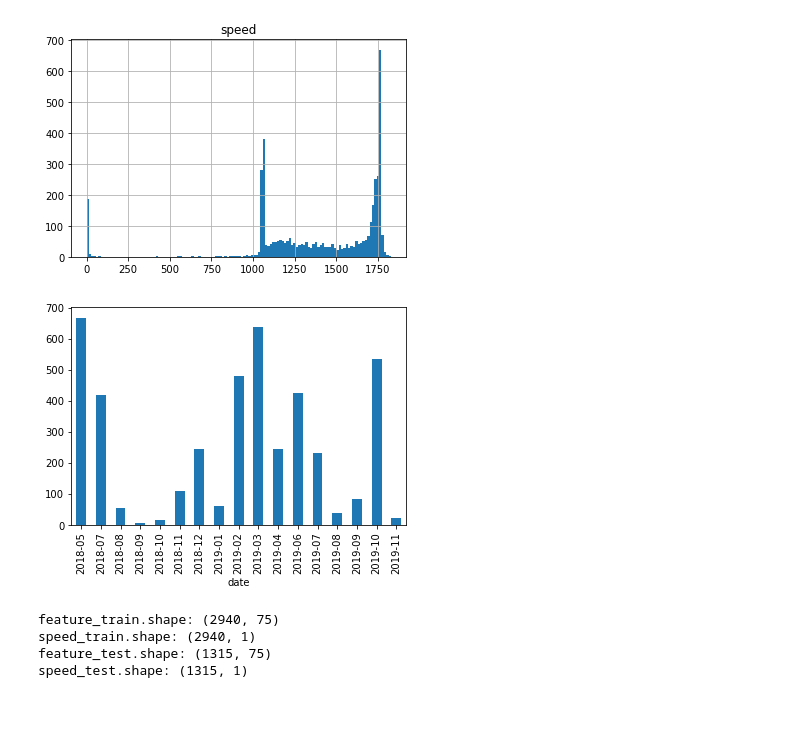
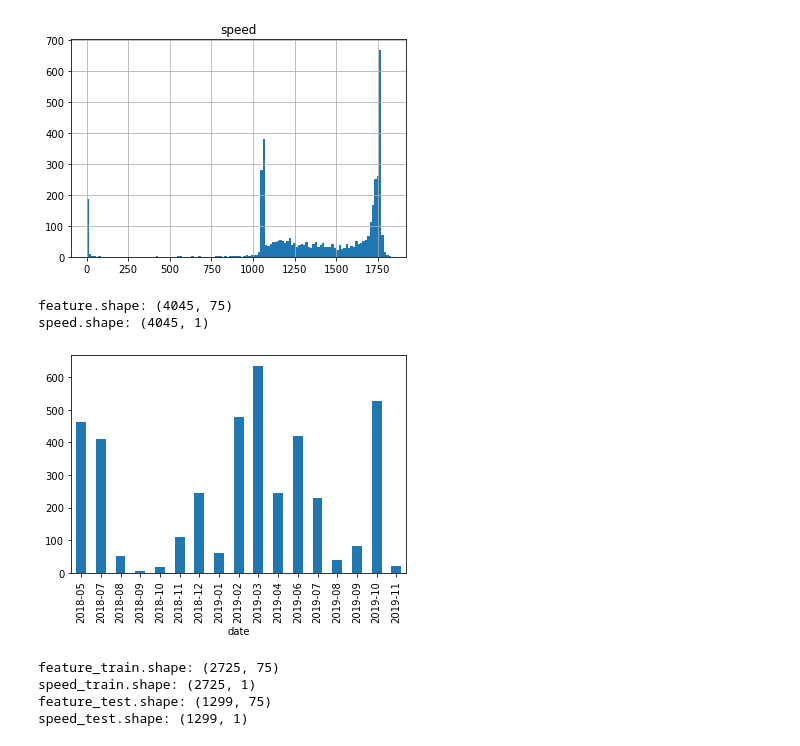
Before and after one commit to AiZhanghan/gearbox-fault-detection, a Jupyter notebook: code/train/niu_jia_ling/3.ipynb, the cells around one changed output. Drawn from its saved outputs; the diff is of its cells as text; code cells hidden in the pictures; blank space fills up the shorter version.

```diff
--- a/code/train/niu_jia_ling/3.ipynb
+++ b/code/train/niu_jia_ling/3.ipynb
@@ -36,14 +37,16 @@ speed.hist(bins=128)
 array([[<AxesSubplot:title={'center':'speed'}>]], dtype=object)
 [figure]
 # %%
-# feature = feature[speed.speed >= 1000]
-# speed = speed[speed.speed >= 1000]
+feature = feature[speed.speed >= 1000]
+speed = speed[speed.speed >= 1000]
 
-# toolkit.print_shape(feature=feature, speed=speed)
+toolkit.print_shape(feature=feature, speed=speed)
 
 visualization.data_distribution(feature)
 # %% [output]
+feature.shape: (4045, 75)
+speed.shape: (4045, 1)
-[figure, old version]
+[figure, new version]
 # %%
 # 划分train set, test set
 feature_train = feature["2018-05": "2019-04"]
@@ -54,7 +57,7 @@ speed_test = speed["2019-06": "2019-10"]
 
 toolkit.print_shape(feature_train=feature_train, speed_train=speed_train, feature_test=feature_test, speed_test=speed_test)
 # %% [output]
-feature_train.shape: (2940, 75)
-speed_train.shape: (2940, 1)
-feature_test.shape: (1315, 75)
-speed_test.shape: (1315, 1)
+feature_train.shape: (2725, 75)
+speed_train.shape: (2725, 1)
+feature_test.shape: (1299, 75)
+speed_test.shape: (1299, 1)
```
Also changed, not shown: parts of 10 cells of this notebook, 5 other files.
